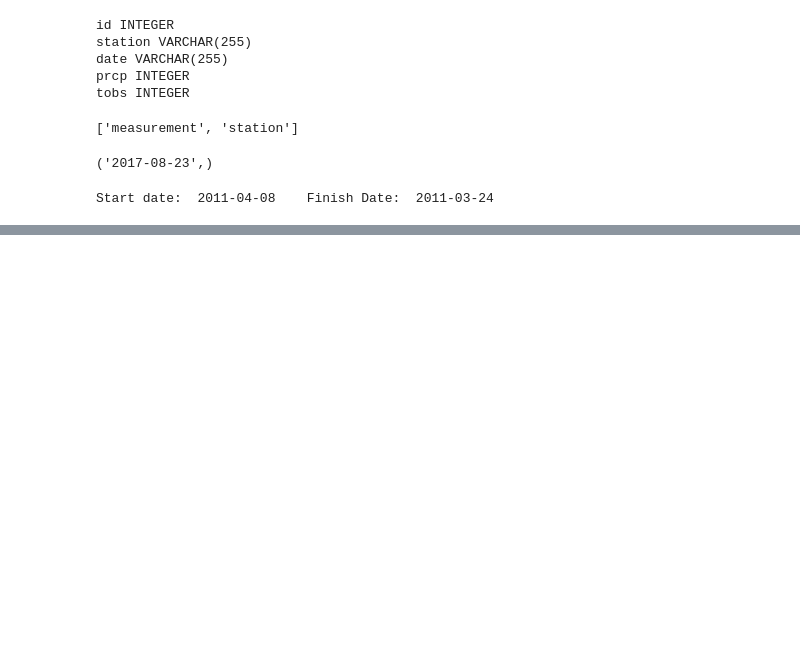
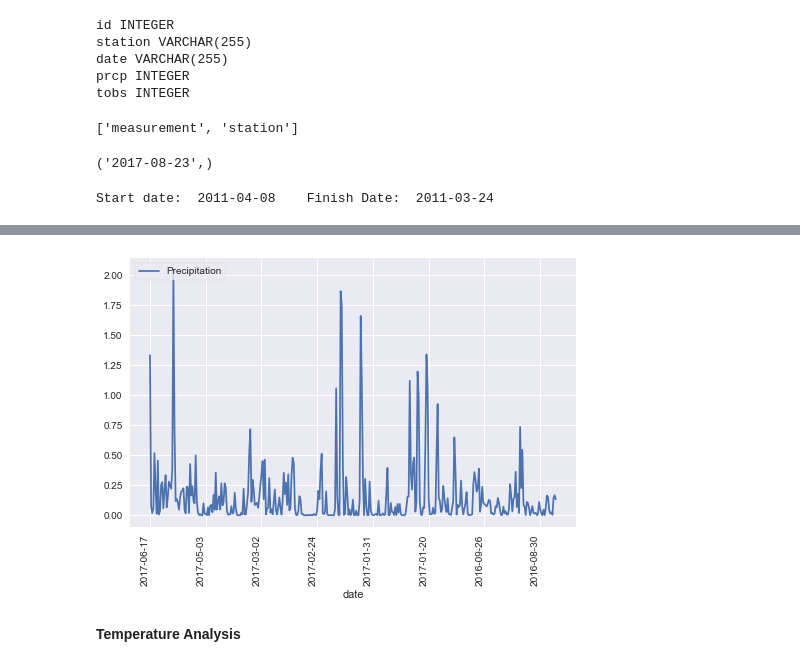
Before and after one commit to TanjaNY/GWU-BC-Homework, a Jupyter notebook: climate_analysis.ipynb, the cells around one changed output, grey strips where cells are left out. Drawn from its saved outputs; the diff is of its cells as text; code cells hidden in the pictures; blank space fills up the shorter version.

```diff
--- a/climate_analysis.ipynb
+++ b/climate_analysis.ipynb
@@ -108,0 +70,18 @@ AttributeError: 'NoneType' object has no attribute 'seq'
+# %%
+results = session.query( Measurement.date, Measurement.prcp).\
+     order_by(Measurement.date.desc()).all()
+plot_data_df=pd.DataFrame(results)
+#prcp_list=plot_df['prcp']
+#plot_data_df.pop('date')
+plot_df=plot_data_df.groupby(['date'])['prcp'].mean().reset_index().tail(365)
+#graph_df_01=graph_df.reset_index()
+#plot_org_df=plot_df.rename(columns={'prcpt':'Precipitation'}).tail(365)
+plot=plot_df.rename(columns={"prcp":"Precipitation"})
+
+#random_list=np.random.choice(date_list)
+#graph_df_01=graph_df.reset_index()
+date_list=plot['date']
+prcp_list=plot['Precipitation']
+random_list=np.random.choice(date_list,8)
+random_list_sort=np.sort(random_list)[::-1]
+plot.head()
@@ -108,0 +95,14 @@ AttributeError: 'NoneType' object has no attribute 'seq'
+# %%
+new_df=plot_df.plot(x=date_list,subplots=True)
+#ax = fig.add_subplot(111)
+#fig, ax = plt.subplots(111)
+#ax.set_xticks(date)
+xlabels=random_list_sort
+plt.xticks(np.arange(0,365,50),xlabels, rotation = 'vertical')
+plt.xlabel("date")
+plt.legend(labels=['Precipitation'],loc='upper left',frameon=True)
+plt.show()
+# %% [output]
+[figure, added]
+# %% [markdown]
+**Temperature Analysis**
```
Also changed, not shown: parts of 9 cells of this notebook.
